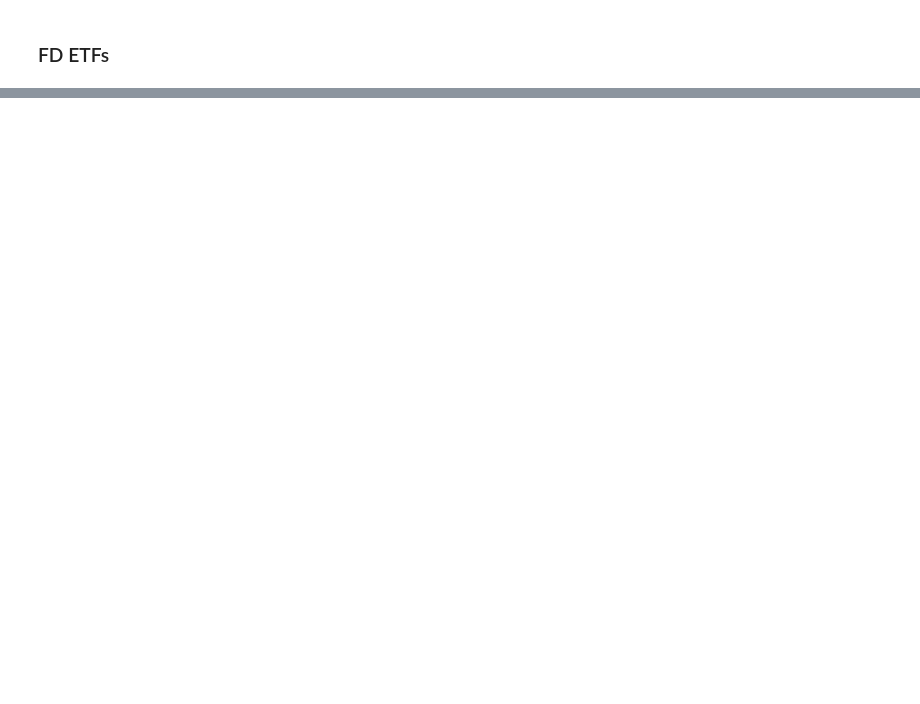
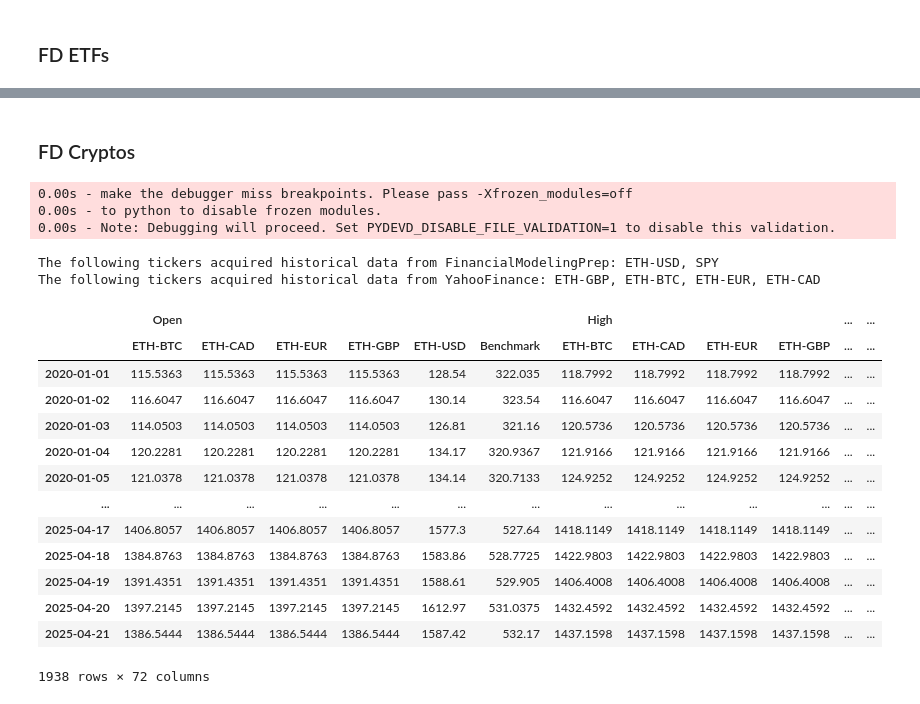
Before and after one commit to human-ak/WQU-Capstone, a Jupyter notebook: notebooks/0_asset_universe.ipynb, the cells around one changed output, grey strips where cells are left out. Cells and saved outputs as stored; diff of their text form; code cells hidden in the pictures; blank space fills up the shorter version.

Commit message:
used FD to select assets for asset universe

```diff
--- a/notebooks/0_asset_universe.ipynb
+++ b/notebooks/0_asset_universe.ipynb
@@ -114,0 +270,33 @@ dtype: int64
+# %% [markdown]
+### FD Cryptos
+# %%
+# Initialize the Crypto database
+cryptos = fd.Cryptos()
+eth_cryptos = cryptos.select(
+    cryptocurrency="ETH"
+)
+cryptos_toolkit = eth_cryptos.to_toolkit(
+    api_key=fmp_api_key,
+    start_date="2020-01-01"
+)
+cryptos_toolkit.get_historical_data(period="daily")
+# %% [output]
+0.00s - make the debugger miss breakpoints. Please pass -Xfrozen_modules=off
+0.00s - to python to disable frozen modules.
+0.00s - Note: Debugging will proceed. Set PYDEVD_DISABLE_FILE_VALIDATION=1 to disable this validation.
+The following tickers acquired historical data from FinancialModelingPrep: ETH-USD, SPY
+The following tickers acquired historical data from YahooFinance: ETH-GBP, ETH-BTC, ETH-EUR, ETH-CAD
+|  | Open |  |  |  |  |  | High |  |  |  | ... | ... |
+|  | ETH-BTC | ETH-CAD | ETH-EUR | ETH-GBP | ETH-USD | Benchmark | ETH-BTC | ETH-CAD | ETH-EUR | ETH-GBP | ... | ... |
+| 2020-01-01 | 115.5363 | 115.5363 | 115.5363 | 115.5363 | 128.54 | 322.035 | 118.7992 | 118.7992 | 118.7992 | 118.7992 | ... | ... |
+| 2020-01-02 | 116.6047 | 116.6047 | 116.6047 | 116.6047 | 130.14 | 323.54 | 116.6047 | 116.6047 | 116.6047 | 116.6047 | ... | ... |
+| 2020-01-03 | 114.0503 | 114.0503 | 114.0503 | 114.0503 | 126.81 | 321.16 | 120.5736 | 120.5736 | 120.5736 | 120.5736 | ... | ... |
+| 2020-01-04 | 120.2281 | 120.2281 | 120.2281 | 120.2281 | 134.17 | 320.9367 | 121.9166 | 121.9166 | 121.9166 | 121.9166 | ... | ... |
+| 2020-01-05 | 121.0378 | 121.0378 | 121.0378 | 121.0378 | 134.14 | 320.7133 | 124.9252 | 124.9252 | 124.9252 | 124.9252 | ... | ... |
+| ... | ... | ... | ... | ... | ... | ... | ... | ... | ... | ... | ... | ... |
+| 2025-04-17 | 1406.8057 | 1406.8057 | 1406.8057 | 1406.8057 | 1577.3 | 527.64 | 1418.1149 | 1418.1149 | 1418.1149 | 1418.1149 | ... | ... |
+| 2025-04-18 | 1384.8763 | 1384.8763 | 1384.8763 | 1384.8763 | 1583.86 | 528.7725 | 1422.9803 | 1422.9803 | 1422.9803 | 1422.9803 | ... | ... |
+| 2025-04-19 | 1391.4351 | 1391.4351 | 1391.4351 | 1391.4351 | 1588.61 | 529.905 | 1406.4008 | 1406.4008 | 1406.4008 | 1406.4008 | ... | ... |
+| 2025-04-20 | 1397.2145 | 1397.2145 | 1397.2145 | 1397.2145 | 1612.97 | 531.0375 | 1432.4592 | 1432.4592 | 1432.4592 | 1432.4592 | ... | ... |
+| 2025-04-21 | 1386.5444 | 1386.5444 | 1386.5444 | 1386.5444 | 1587.42 | 532.17 | 1437.1598 | 1437.1598 | 1437.1598 | 1437.1598 | ... | ... |
+1938 rows × 72 columns
```
Also changed, not shown: parts of 14 cells of this notebook.
